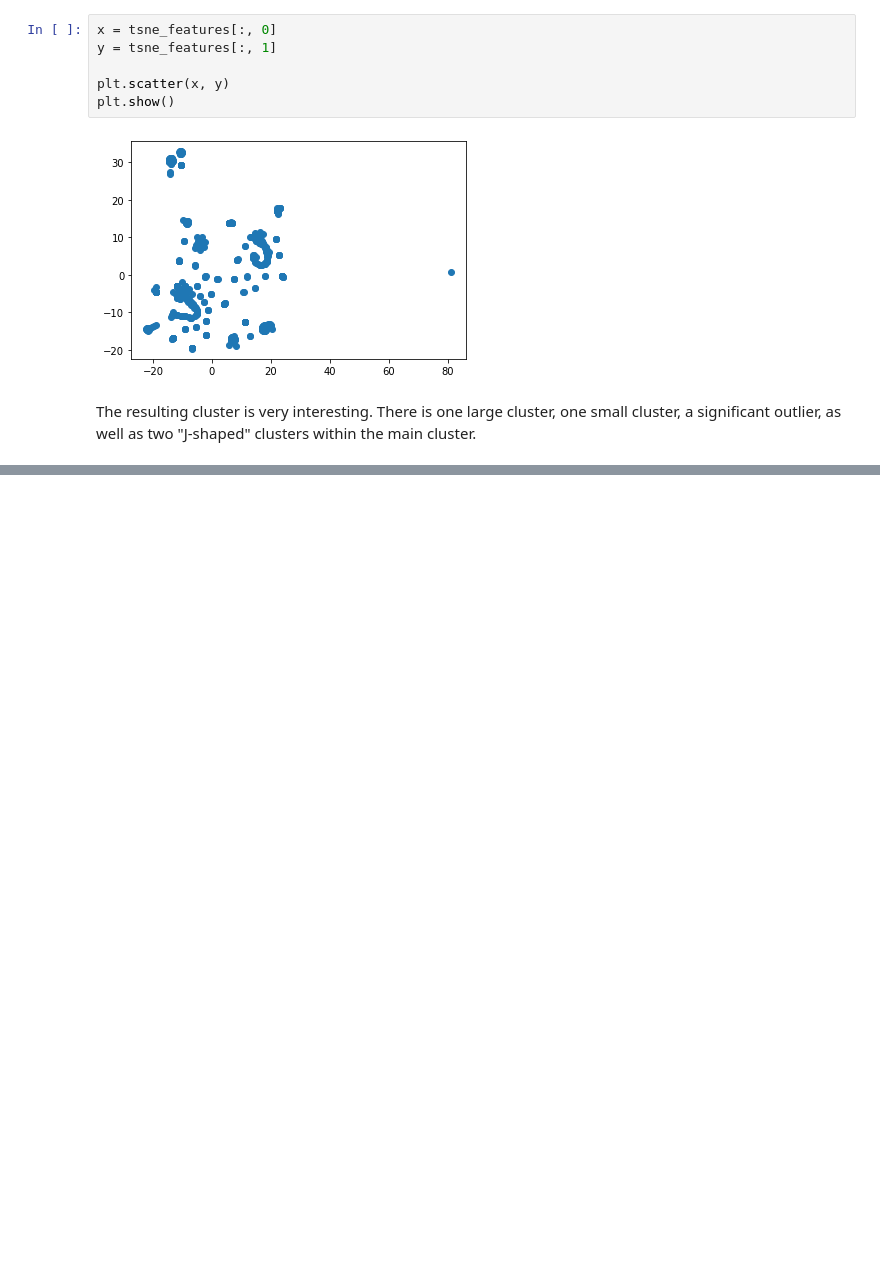
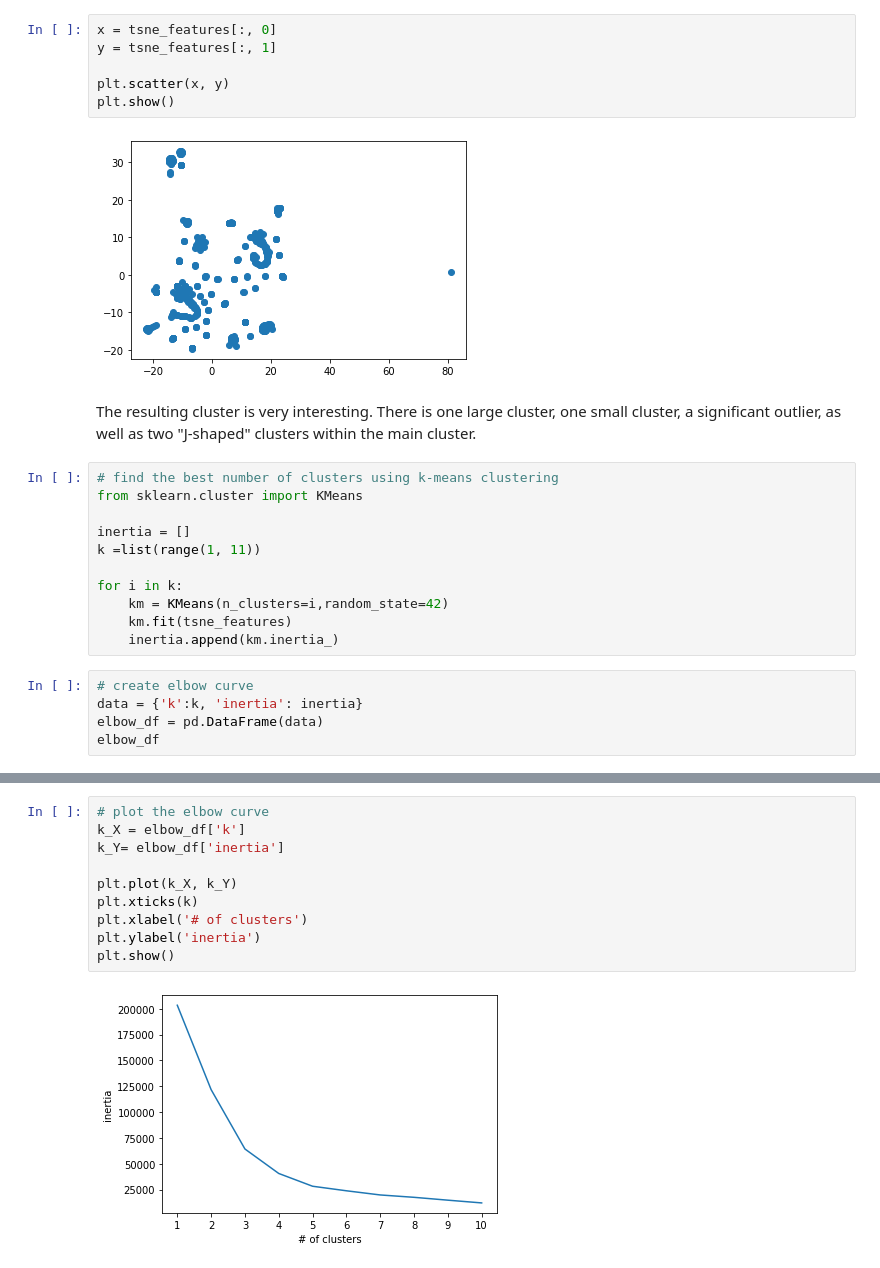
Before and after one commit to hmcwhit96/unsupervised-machine-learning, a Jupyter notebook: crypto_clusters.ipynb, the cells around one changed output, grey strips where cells are left out. Saved outputs shown, nothing was run; the diff lists cells and outputs as text; blank space fills up the shorter version.

```diff
--- a/crypto_clusters.ipynb
+++ b/crypto_clusters.ipynb
@@ -170,3 +170,19 @@ plt.show()
 [figure]
 # %% [markdown]
 The resulting cluster is very interesting. There is one large cluster, one small cluster, a significant outlier, as well as two "J-shaped" clusters within the main cluster.
+# %%
+# find the best number of clusters using k-means clustering
+from sklearn.cluster import KMeans
+
+inertia = []
+k =list(range(1, 11))
+
+for i in k:
+    km = KMeans(n_clusters=i,random_state=42)
+    km.fit(tsne_features)
+    inertia.append(km.inertia_)
+# %%
+# create elbow curve
+data = {'k':k, 'inertia': inertia}
+elbow_df = pd.DataFrame(data)
+elbow_df
@@ -172,0 +201,12 @@ The resulting cluster is very interesting. There is one large cluster, one small
+# %%
+# plot the elbow curve
+k_X = elbow_df['k']
+k_Y= elbow_df['inertia']
+
+plt.plot(k_X, k_Y)
+plt.xticks(k)
+plt.xlabel('# of clusters')
+plt.ylabel('inertia')
+plt.show()
+# %% [output]
+[figure, added]
```
Also changed, not shown: parts of 2 cells of this notebook.
